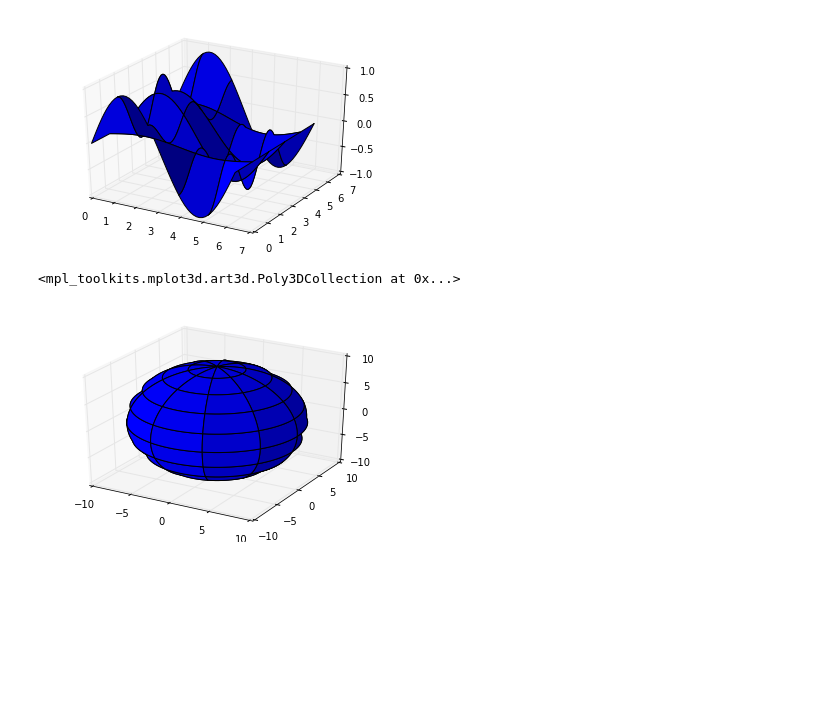
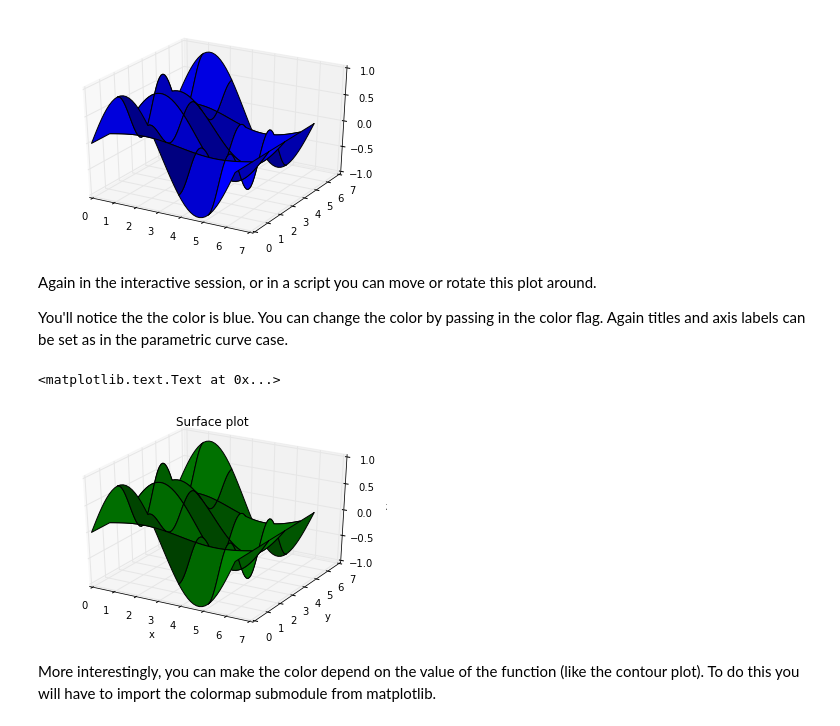
Before and after one commit to lukasbystricky/ISC-3313, a Jupyter notebook: lectures/chapter3/3-more_matplotlib.ipynb, the cells around one changed output. Saved outputs shown, nothing was run; the diff lists cells and outputs as text; code cells hidden in the pictures; blank space fills up the shorter version.

```diff
--- a/lectures/chapter3/3-more_matplotlib.ipynb
+++ b/lectures/chapter3/3-more_matplotlib.ipynb
@@ -189,19 +251,26 @@ ax.plot_surface(X, Y, np.sin(X)*np.cos(Y)**2)
 # %% [output]
 <mpl_toolkits.mplot3d.art3d.Poly3DCollection at 0x...>
 [figure]
-# %%
-fig = plt.figure()
-ax = fig.add_subplot(111, projection='3d')
-
-# Make data
-u = np.linspace(0, 2 * np.pi, 100)
-v = np.linspace(0, np.pi, 100)
-x = 10 * np.outer(np.cos(u), np.sin(v))
-y = 10 * np.outer(np.sin(u), np.sin(v))
-z = 10 * np.outer(np.ones(np.size(u)), np.cos(v))
-
-# Plot the surface
-ax.plot_surface(x, y, z, color='b')
-# %% [output]
-<mpl_toolkits.mplot3d.art3d.Poly3DCollection at 0x...>
-[figure, removed]
+# %% [markdown]
+Again in the interactive session, or in a script you can move or rotate this plot around.
+
+You'll notice the the color is blue. You can change the color by passing in the color flag. Again titles and axis labels can be set as in the parametric curve case.
+# %%
+fig = plt.figure()
+ax = fig.add_subplot(111, projection='3d')
+
+x = np.linspace(0,2*np.pi)
+y = np.linspace(0,2*np.pi)
+
+X,Y = np.meshgrid(x,y)
+
+ax.plot_surface(X, Y, np.sin(X)*np.cos(Y)**2, color='g')
+ax.set_title("Surface plot")
+ax.set_xlabel("x")
+ax.set_ylabel("y")
+ax.set_zlabel("z")
+# %% [output]
+<matplotlib.text.Text at 0x...>
+[figure, added]
+# %% [markdown]
+More interestingly, you can make the color depend on the value of the function (like the contour plot). To do this you will have to import the colormap submodule from matplotlib.
```
Also changed, not shown: parts of 23 cells of this notebook.
